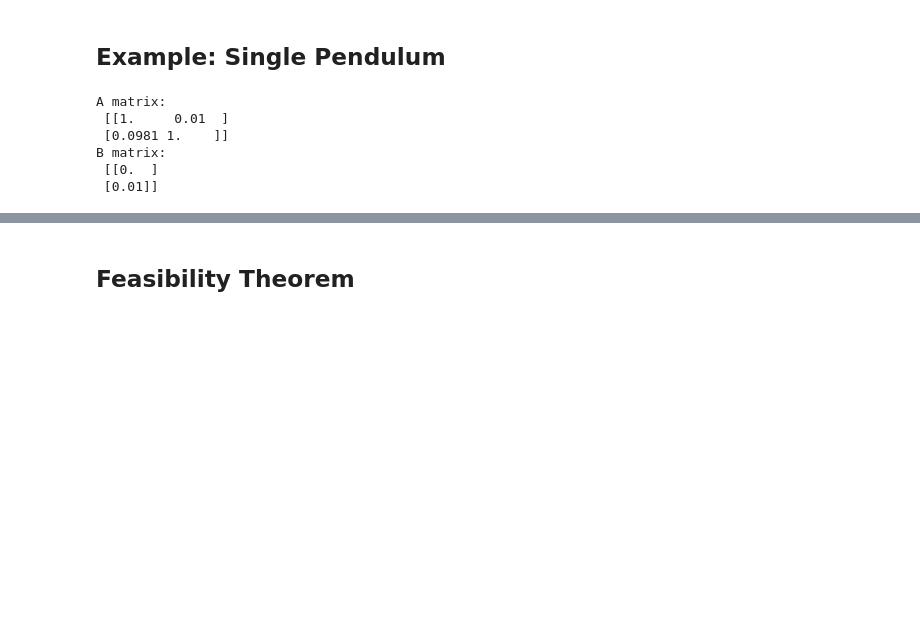
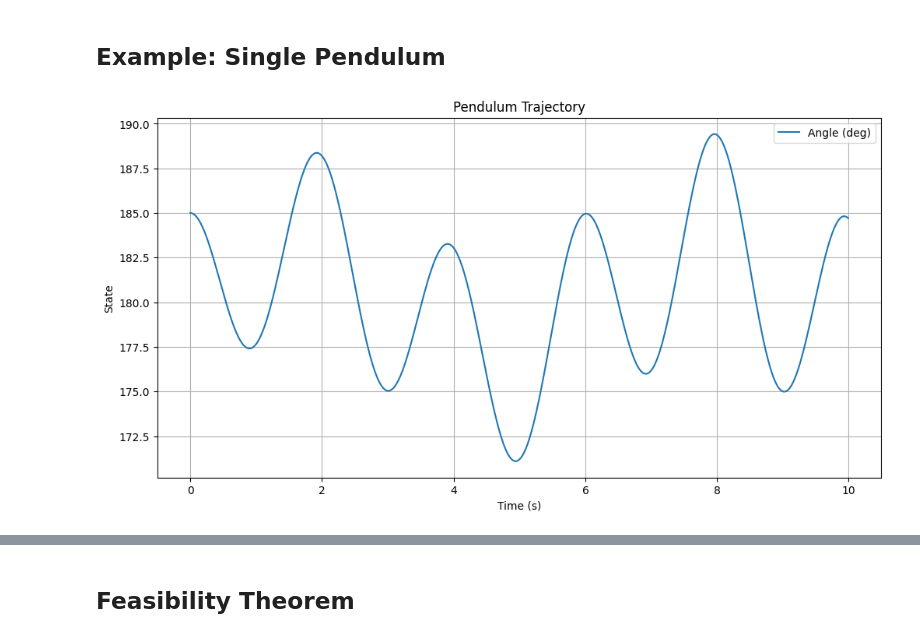
Before and after one commit to ofs416/Reinforcement_Learning, a Jupyter notebook: 2_predictive_control.ipynb, the cells around one changed output, grey strips where cells are left out. Saved outputs shown, nothing was run; the diff lists cells and outputs as text; code cells hidden in the pictures; blank space fills up the shorter version.

```diff
--- a/2_predictive_control.ipynb
+++ b/2_predictive_control.ipynb
@@ -403,26 +403,46 @@ plt.show()
 # %% [markdown]
 ## Example: Single Pendulum
 # %%
-def pendulum_dynamics(x, u, length=1.0, g=9.81):
+def pendulum_dynamics(x, u, length=1.0, g=9.81, dt=0.01):
     theta, theta_dot = x
-    theta_ddot = (-g / length) * np.sin(theta) + u / (length**2)
-    return np.array([theta_dot, theta_ddot])
-
+    theta_ddot = (g / length) * np.sin(theta) + u / (length**2)
+    theta_dot_new = theta_dot + theta_ddot * dt
+    theta_new = theta + theta_dot * dt + 0.5 * theta_ddot * dt**2
+    return np.array([theta_new, theta_dot_new])
 
 def linearize_pendulum_dynamics(length=1.0, g=9.81, dt=0.01):
     A_cont = np.array([[0, 1],
-                      [g / length, 0]])
+                      [-g / length, 0]])
     B_cont = np.array([[0],
                        [1 / (length**2)]])
 
     # Discretize using Euler method
     A_disc = np.eye(2) + A_cont * dt
     B_disc = B_cont * dt
     return A_disc, B_disc
+
+# Simulate pendulum trajectory
+theta_start = np.deg2rad(185)  # Convert 5 degrees to radians
+x_start = np.array([theta_start, 0])  # Initial state: [theta, theta_dot]
+time = 10 # Number of simulation steps
+dt = 0.01  # Time step
+steps = int(time / dt)
+trajectory = np.zeros((steps, 2))
+trajectory[0] = x_start
+
+for i in range(1, steps):
+    u = 0.5 * np.sin(i * dt)
+    trajectory[i] = pendulum_dynamics(trajectory[i-1], u, dt=dt)  # No control input (u=0)
+
+# Plot the pendulum trajectory
+time = np.arange(steps) * dt  # Time array in seconds
+plt.figure(figsize=(12, 6))
+plt.plot(time, np.rad2deg(trajectory[:, 0]), label="Angle (deg)")
+plt.title("Pendulum Trajectory")
+plt.xlabel("Time (s)")
+plt.ylabel("State")
+plt.legend()
+plt.grid(True)
+plt.show()
 # %% [output]
-A matrix:
- [[1.     0.01  ]
- [0.0981 1.    ]]
-B matrix:
- [[0.  ]
- [0.01]]
+[figure, added]
```
Also changed, not shown: parts of 1 cell of this notebook.
